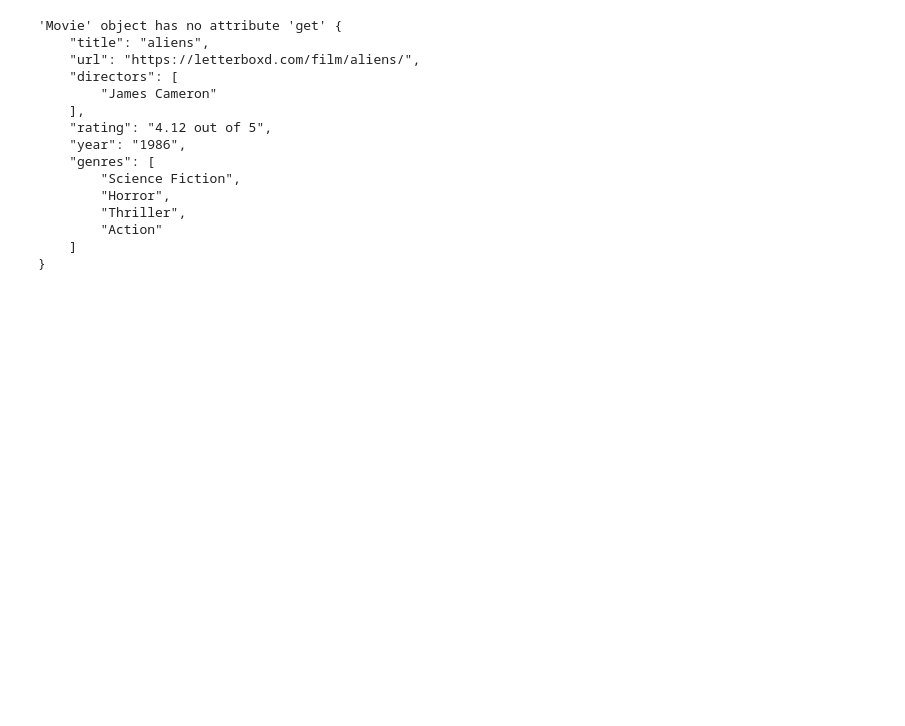
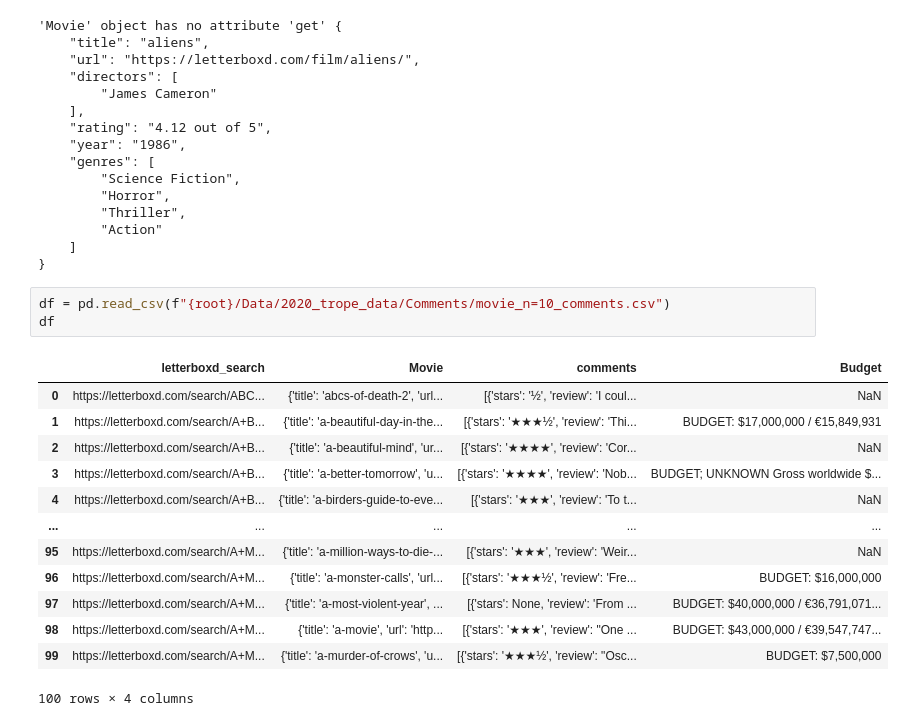
Before and after one commit to FWJK1/Pocs_Film_Project, a Jupyter notebook: Code/Improved_scrape_books/scrape_letterboxd_data.ipynb, the cells around one changed output. Drawn from its saved outputs; the diff is of its cells as text; blank space fills up the shorter version.

```diff
--- a/Code/Improved_scrape_books/scrape_letterboxd_data.ipynb
+++ b/Code/Improved_scrape_books/scrape_letterboxd_data.ipynb
@@ -334,3 +334,20 @@ get_budget(Movie("Aliens"))
         "Action"
     ]
 }
+# %%
+df = pd.read_csv(f"{root}/Data/2020_trope_data/Comments/movie_n=10_comments.csv")
+df
+# %% [output]
+|  | letterboxd_search | Movie | comments | Budget |
+| 0 | https://letterboxd.com/search/ABC... | {'title': 'abcs-of-death-2', 'url... | [{'stars': '½', 'review': 'I coul... | NaN |
+| 1 | https://letterboxd.com/search/A+B... | {'title': 'a-beautiful-day-in-the... | [{'stars': '★★★½', 'review': 'Thi... | BUDGET: $17,000,000 / €15,849,931 |
+| 2 | https://letterboxd.com/search/A+B... | {'title': 'a-beautiful-mind', 'ur... | [{'stars': '★★★★', 'review': 'Cor... | NaN |
+| 3 | https://letterboxd.com/search/A+B... | {'title': 'a-better-tomorrow', 'u... | [{'stars': '★★★★', 'review': 'Nob... | BUDGET; UNKNOWN Gross worldwide $... |
+| 4 | https://letterboxd.com/search/A+B... | {'title': 'a-birders-guide-to-eve... | [{'stars': '★★★', 'review': 'To t... | NaN |
+| ... | ... | ... | ... | ... |
+| 95 | https://letterboxd.com/search/A+M... | {'title': 'a-million-ways-to-die-... | [{'stars': '★★★', 'review': 'Weir... | NaN |
+| 96 | https://letterboxd.com/search/A+M... | {'title': 'a-monster-calls', 'url... | [{'stars': '★★★½', 'review': 'Fre... | BUDGET: $16,000,000 |
+| 97 | https://letterboxd.com/search/A+M... | {'title': 'a-most-violent-year', ... | [{'stars': None, 'review': 'From ... | BUDGET: $40,000,000 / €36,791,071... |
+| 98 | https://letterboxd.com/search/A+M... | {'title': 'a-movie', 'url': 'http... | [{'stars': '★★★', 'review': "One ... | BUDGET: $43,000,000 / €39,547,747... |
+| 99 | https://letterboxd.com/search/A+M... | {'title': 'a-murder-of-crows', 'u... | [{'stars': '★★★½', 'review': "Osc... | BUDGET: $7,500,000 |
+100 rows × 4 columns
```
Also changed, not shown: 3 other files.
